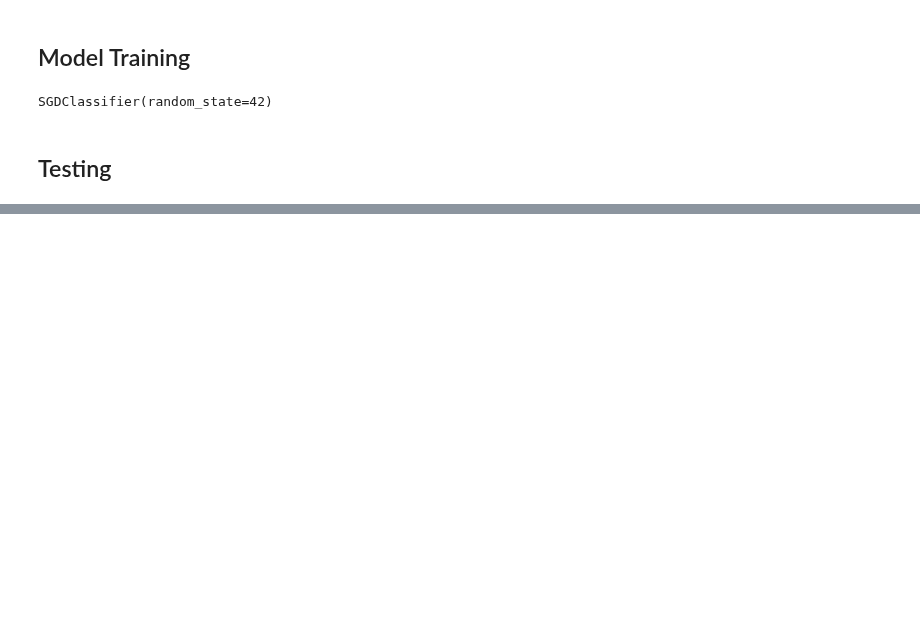
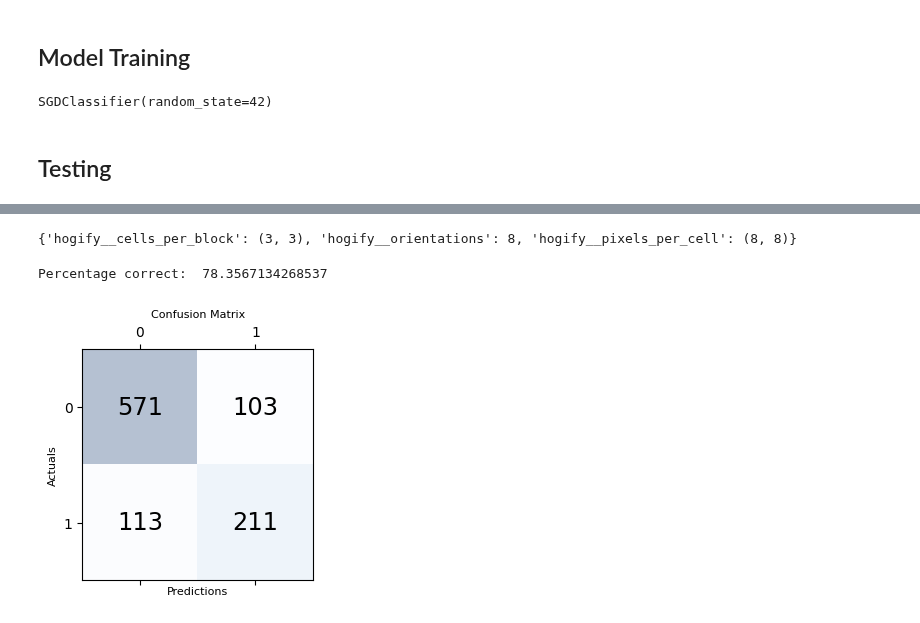
Before and after one commit to loukra/Respiratory_Disease_Classification, a Jupyter notebook: JNotebooks/Model/svm_model.ipynb, the cells around one changed output, grey strips where cells are left out. Saved outputs shown, nothing was run; the diff lists cells and outputs as text; code cells hidden in the pictures; blank space fills up the shorter version.

```diff
--- a/JNotebooks/Model/svm_model.ipynb
+++ b/JNotebooks/Model/svm_model.ipynb
@@ -323,0 +369,19 @@ Percentage correct:  81.06904231625835
+# %%
+from sklearn.model_selection import GridSearchCV
+
+param_grid = [
+    {
+        'hogify__orientations': [8, 9],
+        'hogify__cells_per_block': [(2, 2), (3, 3)],
+        'hogify__pixels_per_cell': [(8, 8), (10, 10), (12, 12)]
+    },
+    {
+        'hogify__orientations': [8],
+         'hogify__cells_per_block': [(3, 3)],
+         'hogify__pixels_per_cell': [(8, 8)],
+         'classify': [
+             SGDClassifier(random_state=42, max_iter=1000, tol=1e-3),
+             svm.SVC(kernel='linear')
+         ]
+    }
+]
@@ -323,0 +418,24 @@ Percentage correct:  81.06904231625835
+# %%
+print(grid_res.best_params_)
+# %% [output]
+{'hogify__cells_per_block': (3, 3), 'hogify__orientations': 8, 'hogify__pixels_per_cell': (8, 8)}
+# %%
+best_pred = grid_res.predict(X_test)
+print('Percentage correct: ', 100*np.sum(best_pred == y_test)/len(y_test))
+# %% [output]
+Percentage correct:  78.3567134268537
+# %%
+cm_gridS = confusion_matrix(y_test, best_pred)
+
+fig, ax = plt.subplots(figsize=(3, 3))
+ax.matshow(cm_gridS, cmap=plt.cm.Blues, alpha=0.3)
+for i in range(cm_gridS.shape[0]):
+    for j in range(cm_gridS.shape[1]):
+        ax.text(x=j, y=i,s=cm_gridS[i, j], va='center', ha='center', size='xx-large')
+
+plt.xlabel('Predictions', fontsize=8)
+plt.ylabel('Actuals', fontsize=8)
+plt.title('Confusion Matrix', fontsize=8)
+plt.show()
+# %% [output]
+[figure, added]
```
Also changed, not shown: parts of 15 cells of this notebook.
